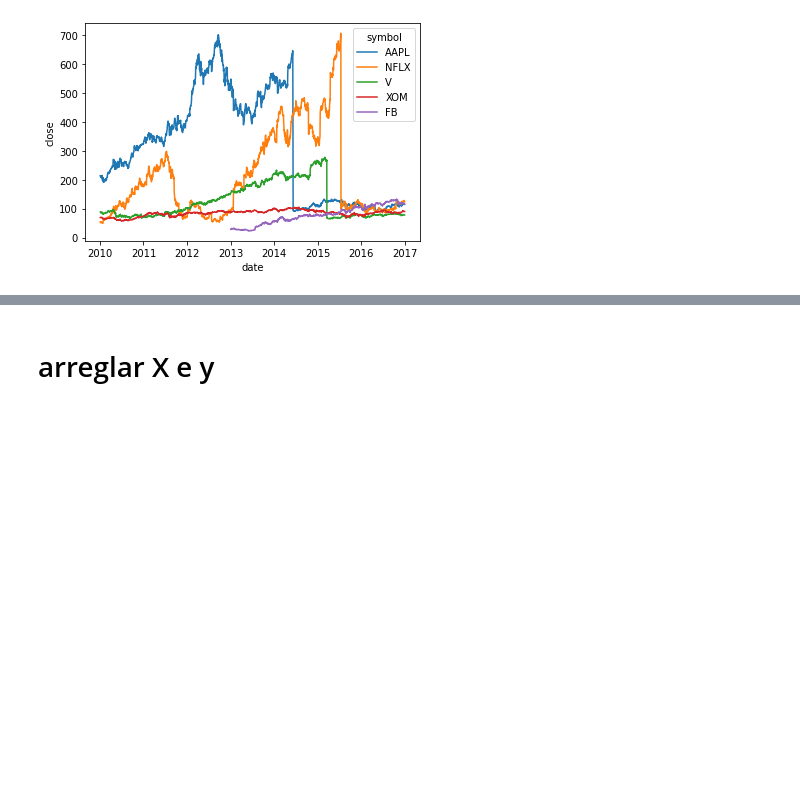
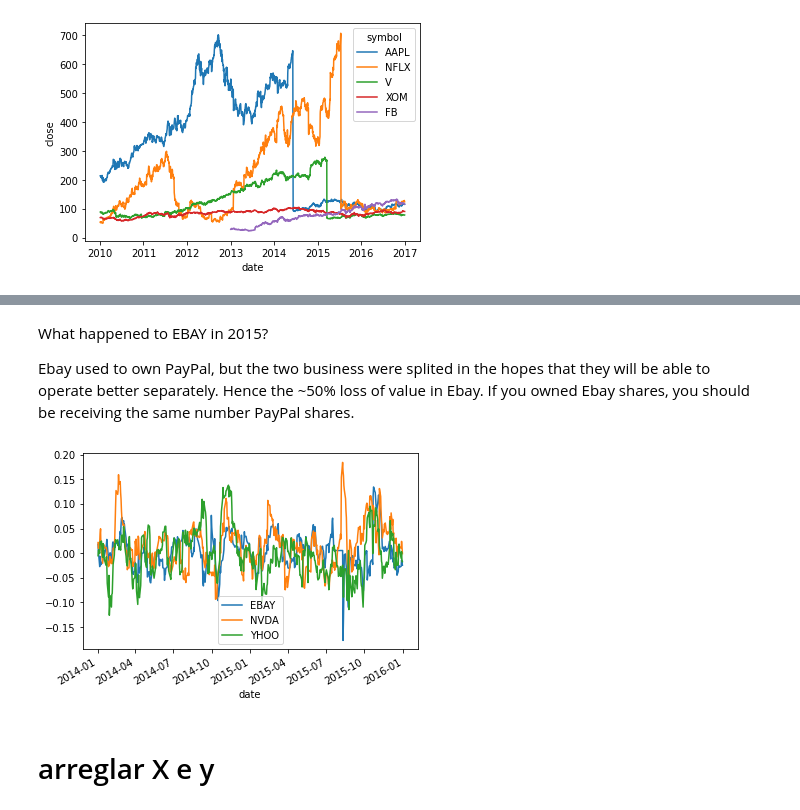
Before and after one commit to martinnss/Micro_Projects, a Jupyter notebook: apuntes datacamp/Time Series.ipynb, the cells around one changed output, grey strips where cells are left out. Drawn from its saved outputs; the diff is of its cells as text; code cells hidden in the pictures; blank space fills up the shorter version.

```diff
--- a/apuntes datacamp/Time Series.ipynb
+++ b/apuntes datacamp/Time Series.ipynb
@@ -44,3 +124,25 @@ KeyError: "None of [Index(['EBAY', 'NVDA', 'YHOO'], dtype='object')] are in the
+# %% [markdown]
+What happened to EBAY in 2015?
+
+Ebay used to own PayPal, but the two business were splited in the hopes that they will be able to operate better separately. Hence the ~50% loss of value in Ebay. If you owned Ebay shares, you should be receiving the same number PayPal shares.
+# %%
+def replace_outliers(series):
+    # Calculate the absolute difference of each timepoint from the series mean
+    absolute_differences_from_mean = np.abs(series - np.mean(series))
+
+    # Calculate a mask for the differences that are > 3 standard deviations from zero
+    this_mask = absolute_differences_from_mean > (np.std(series) * 3)
+
+    # Replace these values with the median accross the data
+    series[this_mask] = np.nanmedian(series)
+    return series
+
+# Apply your preprocessing function to the timeseries and plot the results
+prices_perc = prices_perc.apply(replace_outliers)
+prices_perc.loc["2014":"2015"].plot()
+plt.show()
+# %% [output]
+[figure, added]
 # %% [markdown]
 # arreglar X e y
 # %%
```
Also changed, not shown: parts of 11 cells of this notebook.
